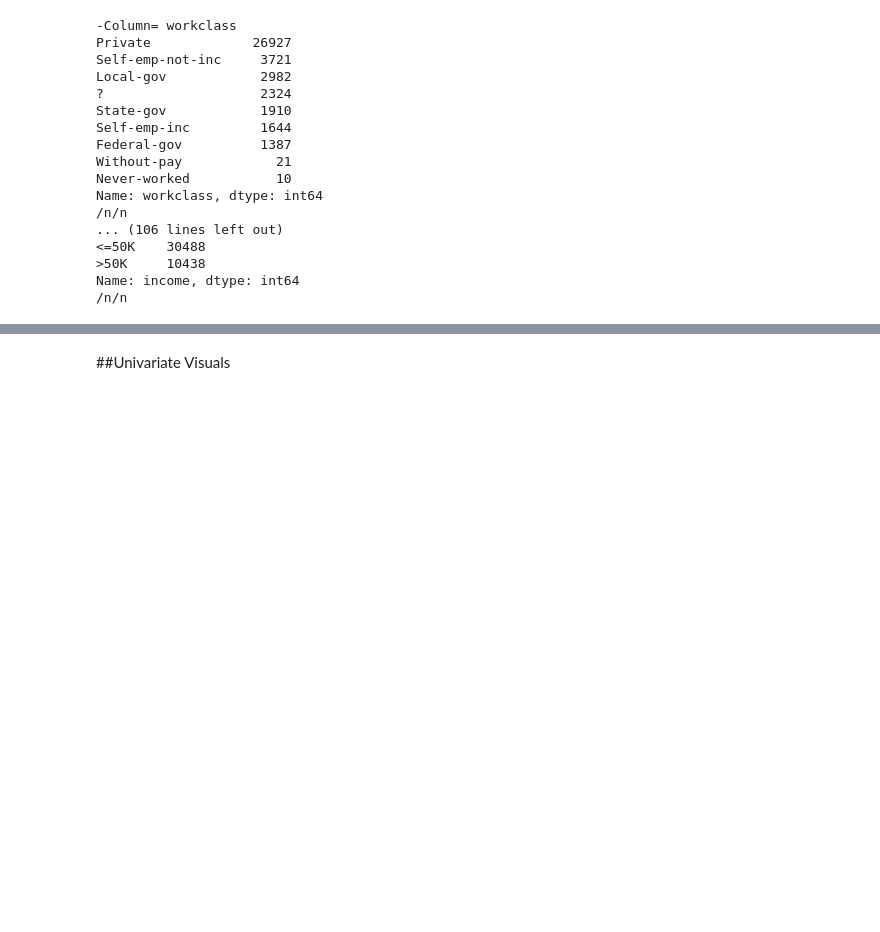
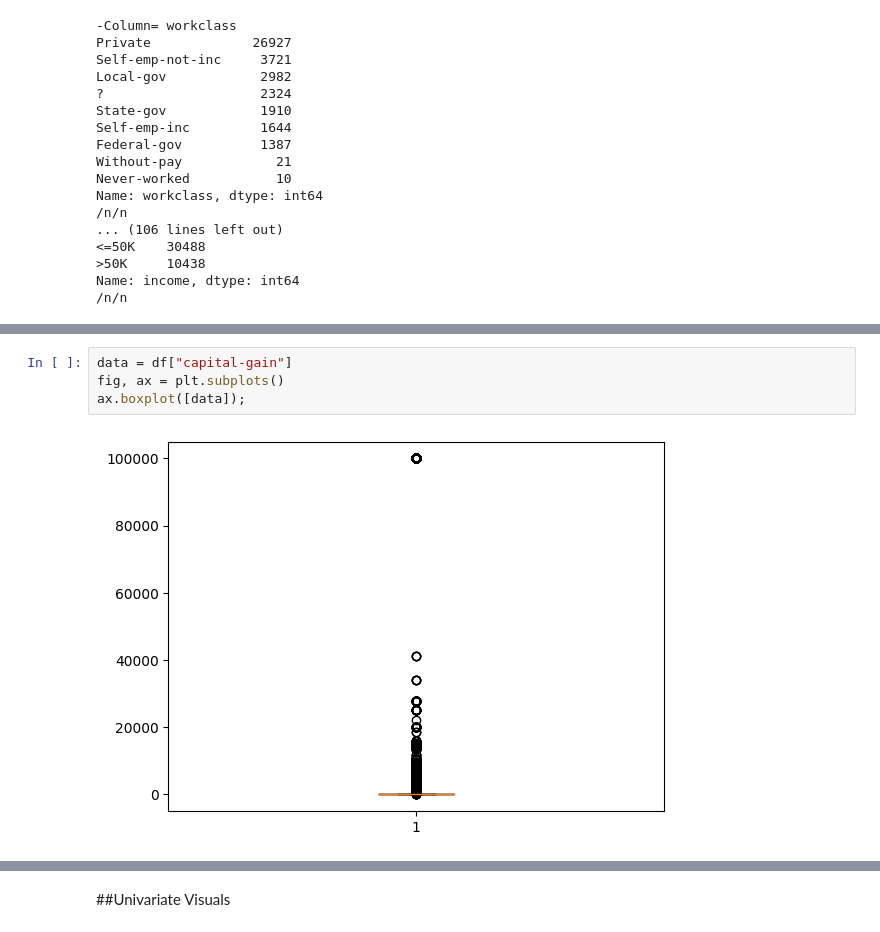
Before and after one commit to thejustinfields/incomepredictions, a Jupyter notebook: AdultIncome.ipynb, the cells around one changed output, grey strips where cells are left out. Drawn from its saved outputs; the diff is of its cells as text; blank space fills up the shorter version.

```diff
--- a/AdultIncome.ipynb
+++ b/AdultIncome.ipynb
@@ -184,0 +491,6 @@ Name: capital-gain, dtype: int64
+# %%
+data = df["capital-gain"]
+fig, ax = plt.subplots()
+ax.boxplot([data]);
+# %% [output]
+[figure, added]
```
Also changed, not shown: parts of 35 cells of this notebook.
